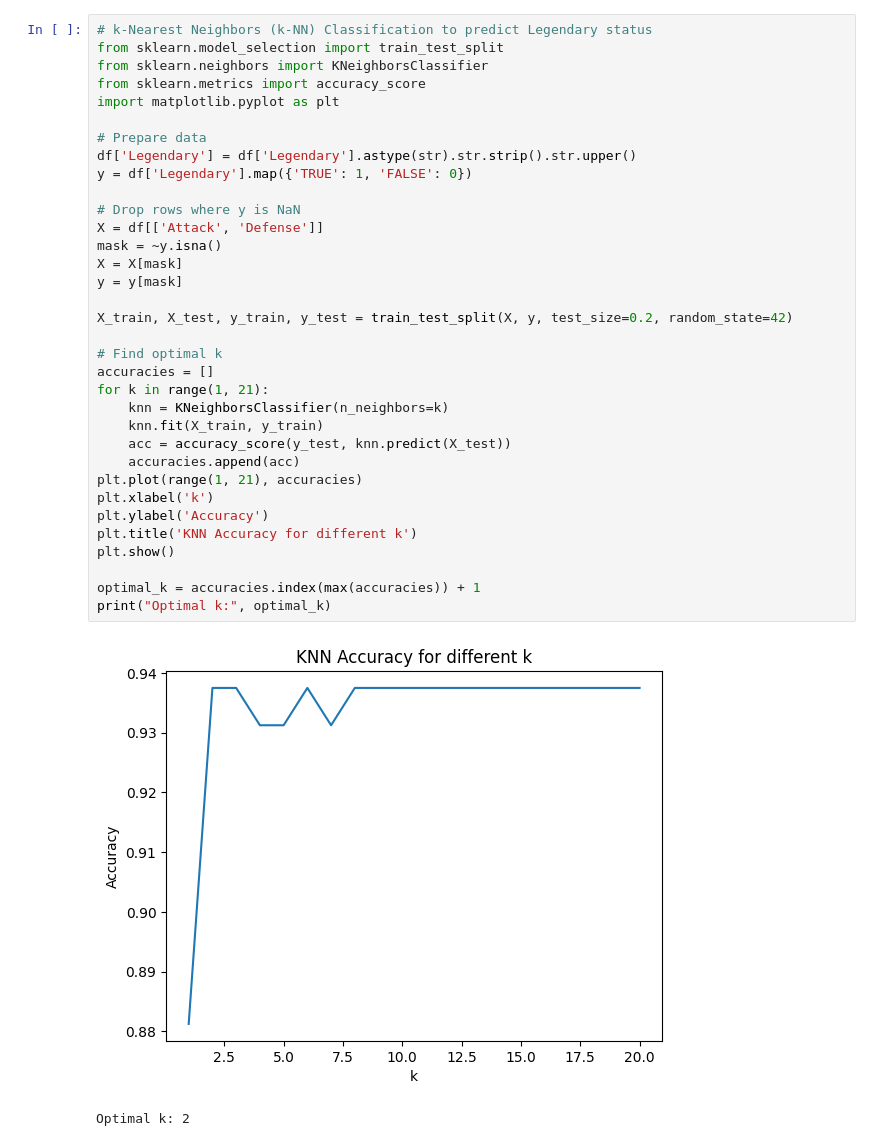
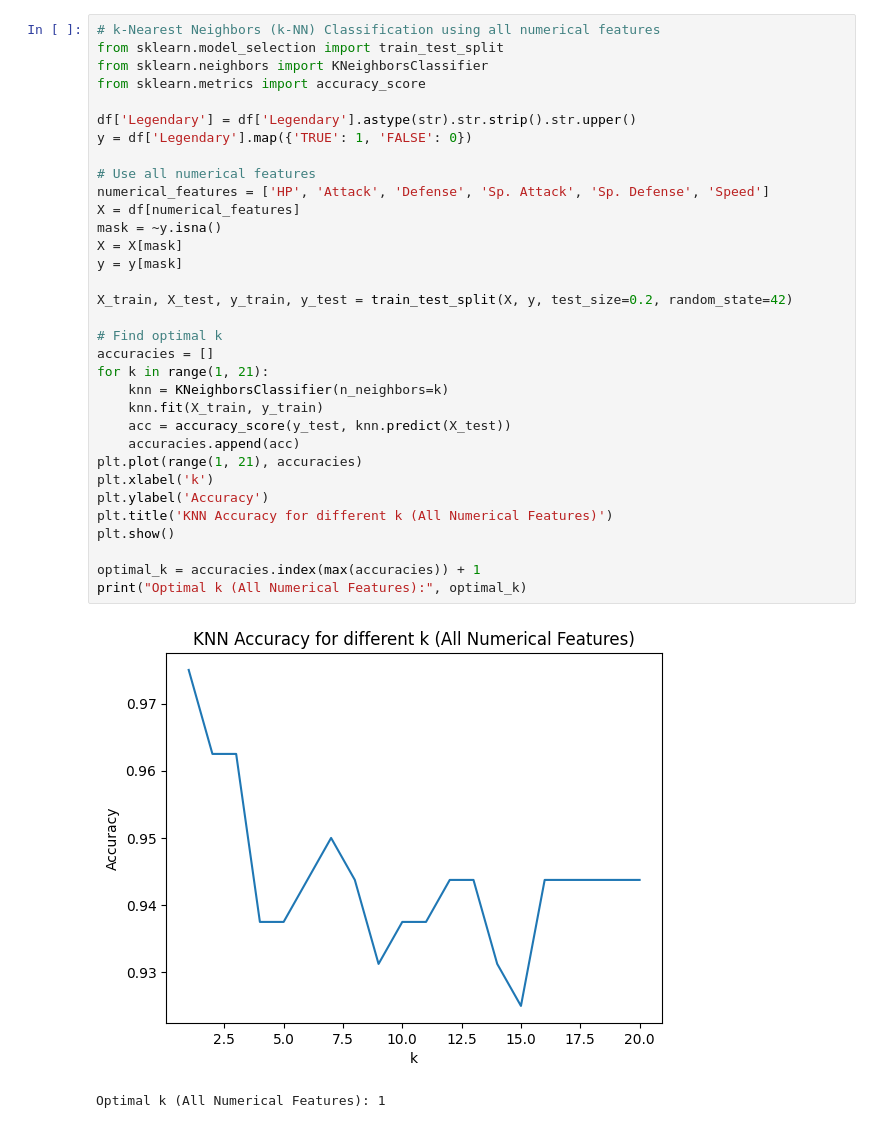
Before and after one commit to keith-oruo/AI-Coursework2025, a Jupyter notebook: Pokemon_Classification.ipynb, the cells around one changed output. Saved outputs shown, nothing was run; the diff lists cells and outputs as text.

```diff
--- a/Pokemon_Classification.ipynb
+++ b/Pokemon_Classification.ipynb
@@ -72,38 +73,37 @@ Name: count, dtype: int64
 # %%
-# k-Nearest Neighbors (k-NN) Classification to predict Legendary status
+# k-Nearest Neighbors (k-NN) Classification using all numerical features
 from sklearn.model_selection import train_test_split
 from sklearn.neighbors import KNeighborsClassifier
 from sklearn.metrics import accuracy_score
-import matplotlib.pyplot as plt
 
-# Prepare data
 df['Legendary'] = df['Legendary'].astype(str).str.strip().str.upper()
 y = df['Legendary'].map({'TRUE': 1, 'FALSE': 0})
 
-# Drop rows where y is NaN
-X = df[['Attack', 'Defense']]
+# Use all numerical features
+numerical_features = ['HP', 'Attack', 'Defense', 'Sp. Attack', 'Sp. Defense', 'Speed']
+X = df[numerical_features]
 mask = ~y.isna()
 X = X[mask]
 y = y[mask]
 
 X_train, X_test, y_train, y_test = train_test_split(X, y, test_size=0.2, random_state=42)
 
 # Find optimal k
 accuracies = []
 for k in range(1, 21):
     knn = KNeighborsClassifier(n_neighbors=k)
     knn.fit(X_train, y_train)
     acc = accuracy_score(y_test, knn.predict(X_test))
     accuracies.append(acc)
 plt.plot(range(1, 21), accuracies)
 plt.xlabel('k')
 plt.ylabel('Accuracy')
-plt.title('KNN Accuracy for different k')
+plt.title('KNN Accuracy for different k (All Numerical Features)')
 plt.show()
 
 optimal_k = accuracies.index(max(accuracies)) + 1
-print("Optimal k:", optimal_k)
+print("Optimal k (All Numerical Features):", optimal_k)
 # %% [output]
-[figure, old version]
+[figure, new version]
-Optimal k: 2
+Optimal k (All Numerical Features): 1
 # %%
```
Also changed, not shown: parts of 5 cells of this notebook.
